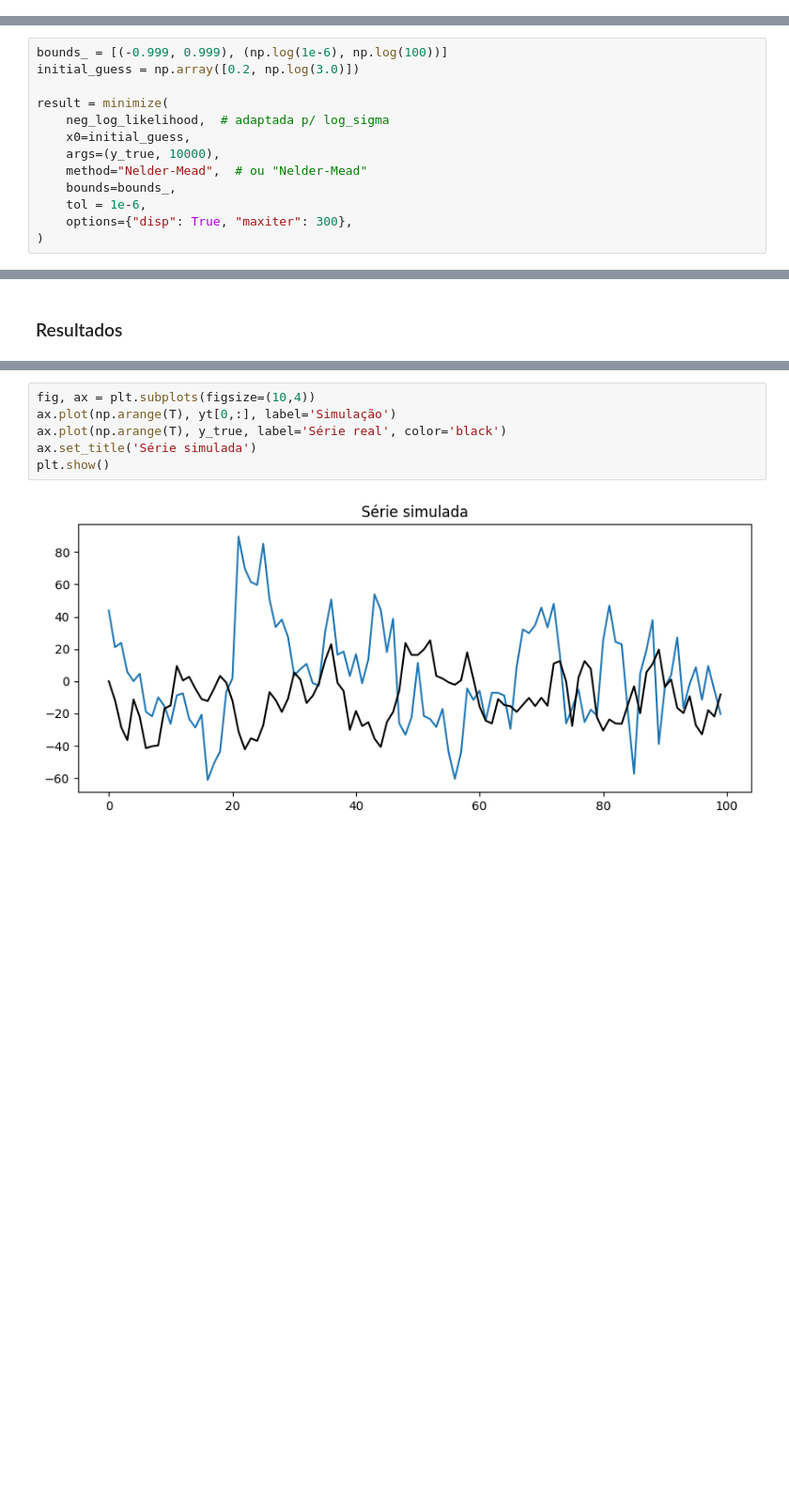
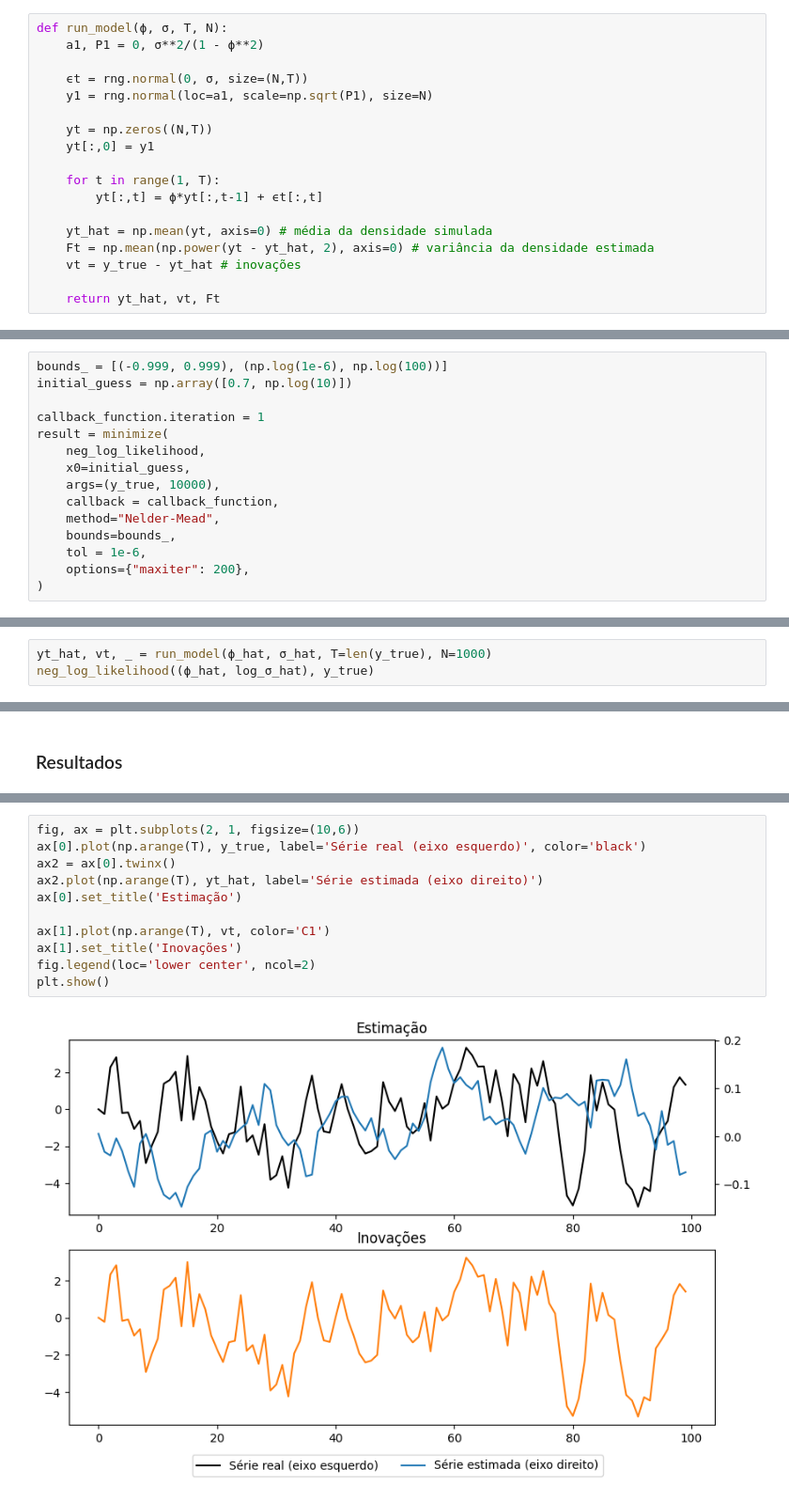
Before and after one commit to asdmalizia/masters, a Jupyter notebook: Modelos estruturais/Trabalho.ipynb, the cells around one changed output, grey strips where cells are left out. Shown: that part at 94% size. Saved outputs shown, nothing was run; the diff lists cells and outputs as text; blank space fills up the shorter version.

```diff
--- a/Modelos estruturais/Trabalho.ipynb
+++ b/Modelos estruturais/Trabalho.ipynb
@@ -53,4 +42,22 @@ for t in range(1, T):
 # %% [markdown]
 ### Funções
+# %%
+def run_model(ϕ, σ, T, N):
+    a1, P1 = 0, σ**2/(1 - ϕ**2)
+
+    ϵt = rng.normal(0, σ, size=(N,T))
+    y1 = rng.normal(loc=a1, scale=np.sqrt(P1), size=N)
+
+    yt = np.zeros((N,T))
+    yt[:,0] = y1
+
+    for t in range(1, T):
+        yt[:,t] = ϕ*yt[:,t-1] + ϵt[:,t]
+
+    yt_hat = np.mean(yt, axis=0) # média da densidade simulada
+    Ft = np.mean(np.power(yt - yt_hat, 2), axis=0) # variância da densidade estimada
+    vt = y_true - yt_hat # inovações
+
+    return yt_hat, vt, Ft
 # %%
 def neg_log_likelihood(theta, y_true, N=1000):
@@ -168,13 +133,15 @@ Optimized parameters: [ 0.19999976 10.        ]
 # %%
 bounds_ = [(-0.999, 0.999), (np.log(1e-6), np.log(100))]
-initial_guess = np.array([0.2, np.log(3.0)])
+initial_guess = np.array([0.7, np.log(10)])
 
+callback_function.iteration = 1
 result = minimize(
-    neg_log_likelihood,  # adaptada p/ log_sigma
+    neg_log_likelihood,
     x0=initial_guess,
     args=(y_true, 10000),
-    method="Nelder-Mead",  # ou "Nelder-Mead"
+    callback = callback_function,
+    method="Nelder-Mead",
     bounds=bounds_,
     tol = 1e-6,
-    options={"disp": True, "maxiter": 300},
+    options={"maxiter": 200},
 )
@@ -264,0 +172,3 @@ result
+# %%
+yt_hat, vt, _ = run_model(ϕ_hat, σ_hat, T=len(y_true), N=1000)
+neg_log_likelihood((ϕ_hat, log_σ_hat), y_true)
@@ -291,8 +200,13 @@ plt.show()
 # %%
-fig, ax = plt.subplots(figsize=(10,4))
-ax.plot(np.arange(T), yt[0,:], label='Simulação')
-ax.plot(np.arange(T), y_true, label='Série real', color='black')
-ax.set_title('Série simulada')
+fig, ax = plt.subplots(2, 1, figsize=(10,6))
+ax[0].plot(np.arange(T), y_true, label='Série real (eixo esquerdo)', color='black')
+ax2 = ax[0].twinx()
+ax2.plot(np.arange(T), yt_hat, label='Série estimada (eixo direito)')
+ax[0].set_title('Estimação')
+
+ax[1].plot(np.arange(T), vt, color='C1')
+ax[1].set_title('Inovações')
+fig.legend(loc='lower center', ncol=2)
 plt.show()
 # %% [output]
-[figure, old version]
+[figure, new version]
```
Also changed, not shown: parts of 35 cells of this notebook.
